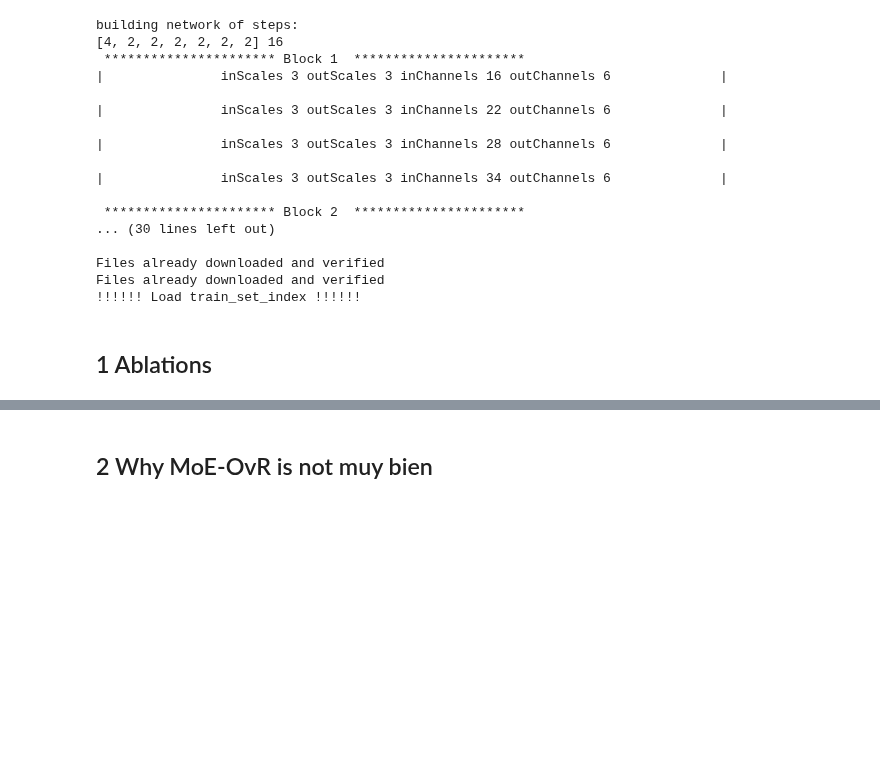
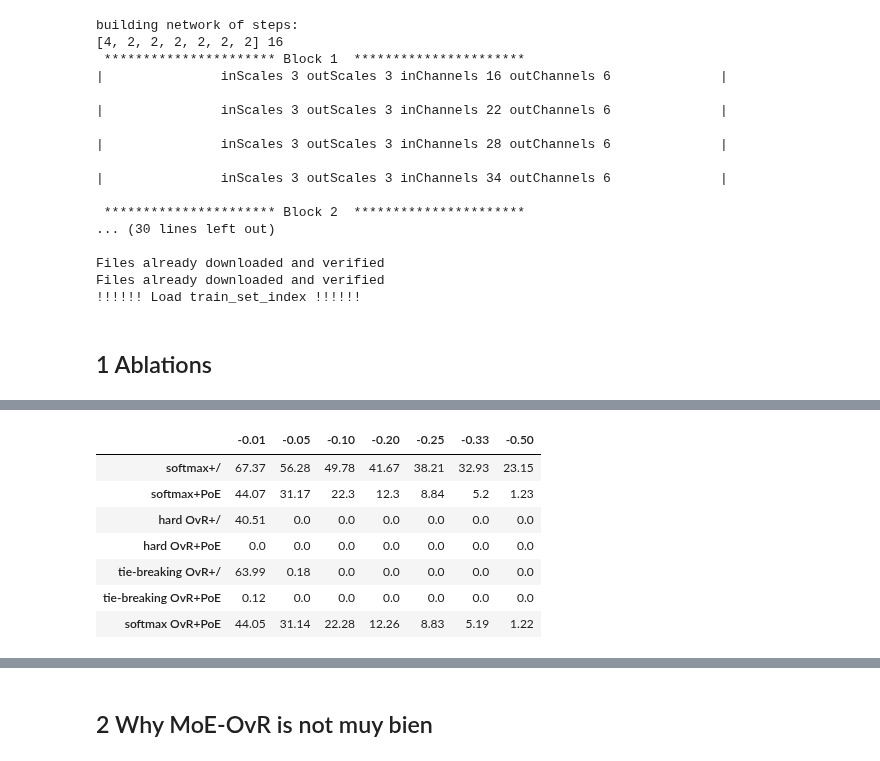
Before and after one commit to metodj/MSDNet-PyTorch, a Jupyter notebook: ablations.ipynb, the cells around one changed output, grey strips where cells are left out. Drawn from its saved outputs; the diff is of its cells as text; code cells hidden in the pictures; blank space fills up the shorter version.

```diff
--- a/ablations.ipynb
+++ b/ablations.ipynb
@@ -217,6 +195,18 @@ tie-breaking OvR+PoE
 0.12 & 0.0 & 0.0
 softmax OvR+PoE
 44.05 & 22.28 & 8.83
+# %%
+df_monotone.drop(-0.0001, axis=1, inplace=True)
+df_monotone
+# %% [output]
+|  | -0.01 | -0.05 | -0.10 | -0.20 | -0.25 | -0.33 | -0.50 |
+| softmax+/ | 67.37 | 56.28 | 49.78 | 41.67 | 38.21 | 32.93 | 23.15 |
+| softmax+PoE | 44.07 | 31.17 | 22.3 | 12.3 | 8.84 | 5.2 | 1.23 |
+| hard OvR+/ | 40.51 | 0.0 | 0.0 | 0.0 | 0.0 | 0.0 | 0.0 |
+| hard OvR+PoE | 0.0 | 0.0 | 0.0 | 0.0 | 0.0 | 0.0 | 0.0 |
+| tie-breaking OvR+/ | 63.99 | 0.18 | 0.0 | 0.0 | 0.0 | 0.0 | 0.0 |
+| tie-breaking OvR+PoE | 0.12 | 0.0 | 0.0 | 0.0 | 0.0 | 0.0 | 0.0 |
+| softmax OvR+PoE | 44.05 | 31.14 | 22.28 | 12.26 | 8.83 | 5.19 | 1.22 |
 # %%
 df_monotone_rel.drop(-0.0001, axis=1, inplace=True)
 df_monotone_rel
```
Also changed, not shown: parts of 8 cells of this notebook.
